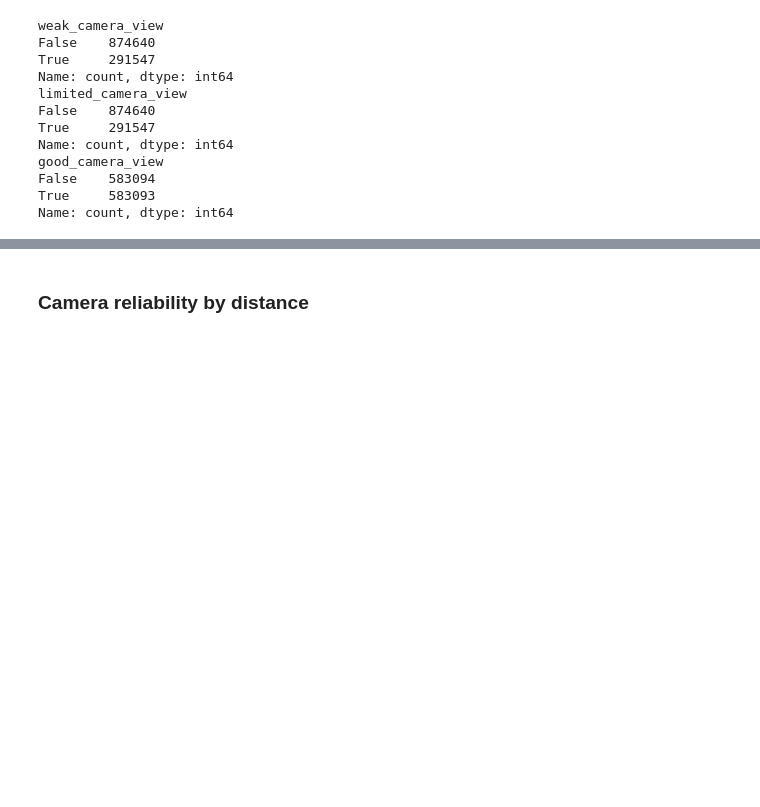
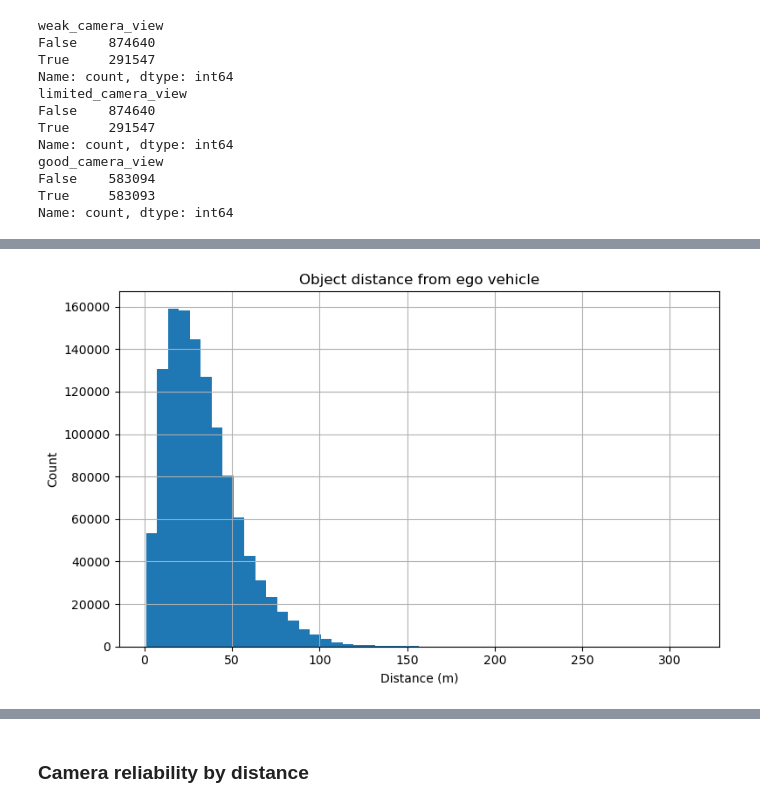
Before and after one commit to darkcyan-ugli-fruit/nuscenes-multimodal-learning, a Jupyter notebook: notebooks/00_EDA.ipynb, the cells around one changed output, grey strips where cells are left out. Drawn from its saved outputs; the diff is of its cells as text; code cells hidden in the pictures; blank space fills up the shorter version.

```diff
--- a/notebooks/00_EDA.ipynb
+++ b/notebooks/00_EDA.ipynb
@@ -1254,0 +899,14 @@ low_visibility_df
+# %%
+# Working copy for EDA
+raw_eda_df: pd.DataFrame = features_df.copy()
+# %%
+# Distance distribution
+plt.figure(figsize=(8, 5))
+raw_eda_df["distance_ego_2d"].hist(bins=50)
+plt.title("Object distance from ego vehicle")
+plt.xlabel("Distance (m)")
+plt.ylabel("Count")
+plt.tight_layout()
+plt.show()
+# %% [output]
+[figure, added]
```
Also changed, not shown: parts of 55 cells of this notebook.
